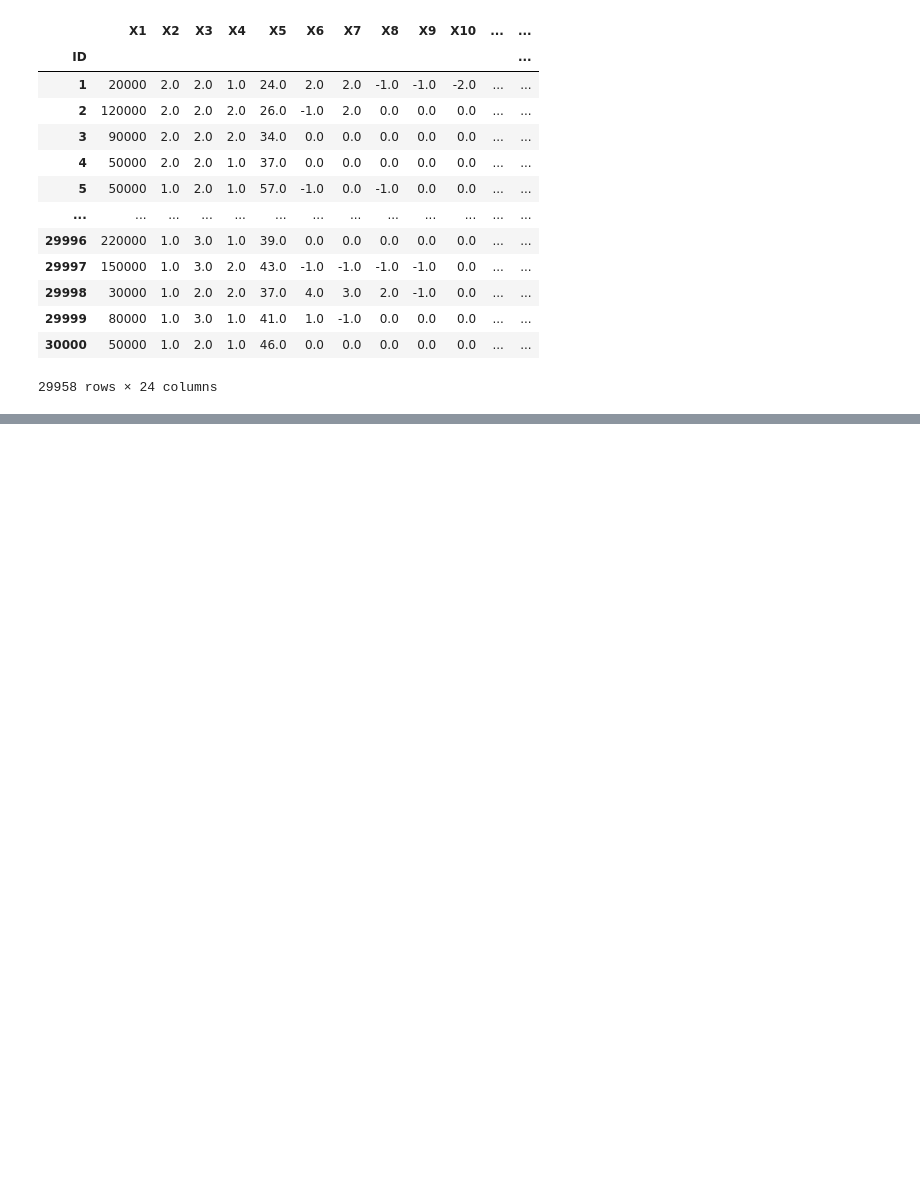
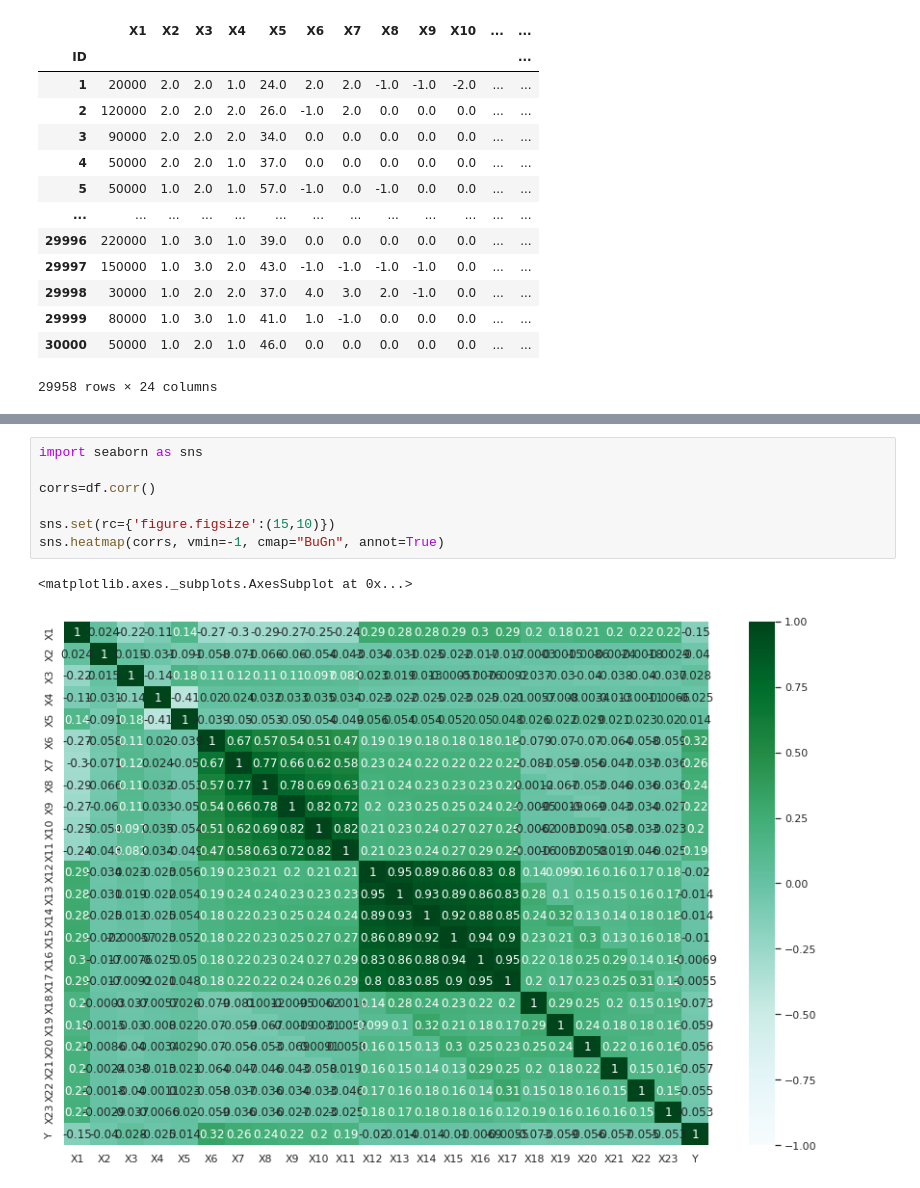
Before and after one commit to PosgradoMNA/actividades-de-aprendizaje-aleislasb, a Jupyter notebook: Actividad Semanal 4.ipynb, the cells around one changed output, grey strips where cells are left out. Cells and saved outputs as stored; diff of their text form; blank space fills up the shorter version.

```diff
--- a/Actividad Semanal 4.ipynb
+++ b/Actividad Semanal 4.ipynb
@@ -145,0 +140,10 @@ Para limpiar los datos se realizo una eliminación de todos aquellos registros q
+# %%
+import seaborn as sns
+
+corrs=df.corr()
+
+sns.set(rc={'figure.figsize':(15,10)})
+sns.heatmap(corrs, vmin=-1, cmap="BuGn", annot=True)
+# %% [output]
+<matplotlib.axes._subplots.AxesSubplot at 0x...>
+[figure, added]
```
Also changed, not shown: parts of 11 cells of this notebook.
